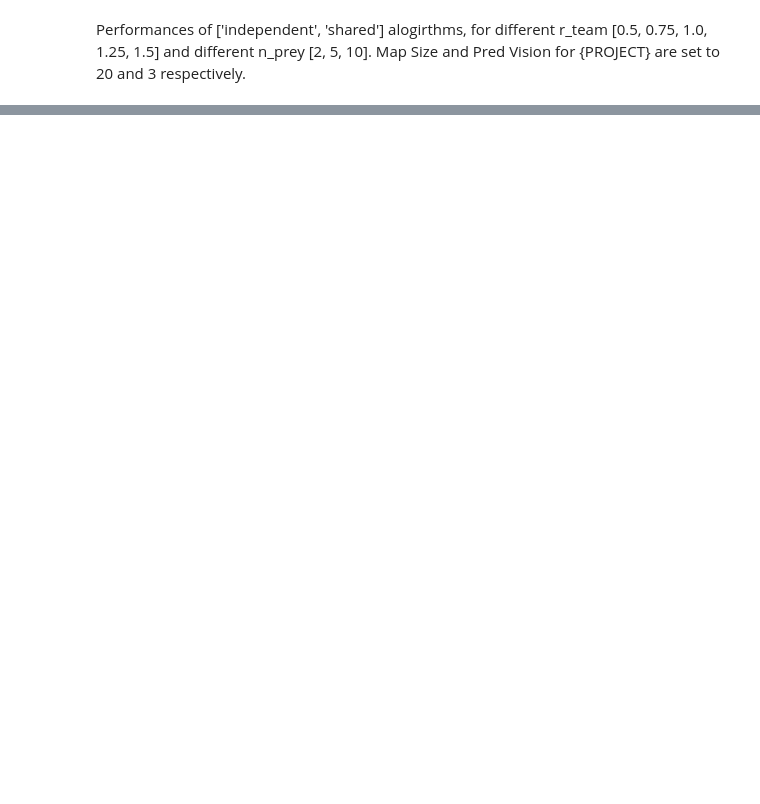
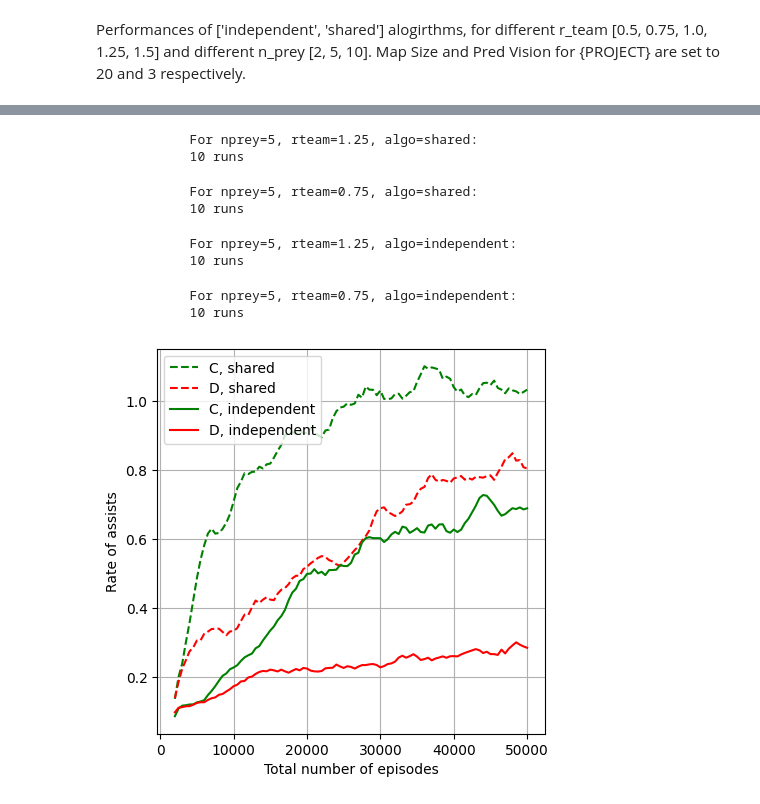
Before and after one commit to priyamDalmia/predator-prey, a Jupyter notebook: notebooks/results_game.ipynb, the cells around one changed output, grey strips where cells are left out. Saved outputs shown, nothing was run; the diff lists cells and outputs as text; code cells hidden in the pictures; blank space fills up the shorter version.

```diff
--- a/notebooks/results_game.ipynb
+++ b/notebooks/results_game.ipynb
@@ -151 +153,38 @@ for nprey in nprey_list:
+# %%
+algorithm_types = ['shared', 'independent']
+set_C  = dict(
+    nprey = 5,
+    rteam = 1.25,
+)
+set_D = dict(
+    nprey = 5,
+    rteam = 0.75,
+)
+fig, ax = plt.subplots(figsize=(5, 5))
+for algo in algorithm_types:
+    line_type = '--' if algo == 'shared' else '-'
+    setC = get_performance_df(set_C['nprey'], set_C['rteam'], algo)
+    if setC is not None:
+        ax.plot(setC.index, setC['episode_assists'], line_type, color='green', label=f'C, {algo}')
+
+    setD = get_performance_df(set_D['nprey'], set_D['rteam'], algo)
+    if setD is not None:
+        ax.plot(setD.index, setD['episode_assists'], line_type, color='red', label=f'D, {algo}')
+
+ax.grid()
+ax.legend()
+ax.set_ylabel('Rate of assists')
+ax.set_xlabel('Total number of episodes')
+plt.show()
+fig.savefig('relative_performance.png', dpi=300)
+# %% [output]
+            For nprey=5, rteam=1.25, algo=shared:
+            10 runs
+            For nprey=5, rteam=0.75, algo=shared:
+            10 runs
+            For nprey=5, rteam=1.25, algo=independent:
+            10 runs
+            For nprey=5, rteam=0.75, algo=independent:
+            10 runs
+[figure, added]
 # %%
```
Also changed, not shown: parts of 7 cells of this notebook, 13 other files.
